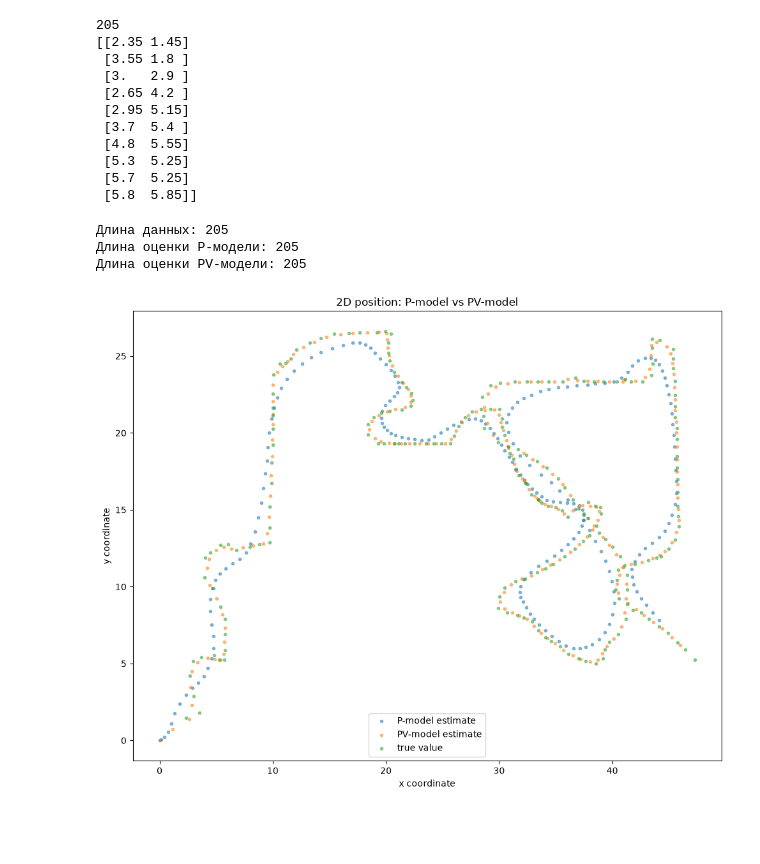
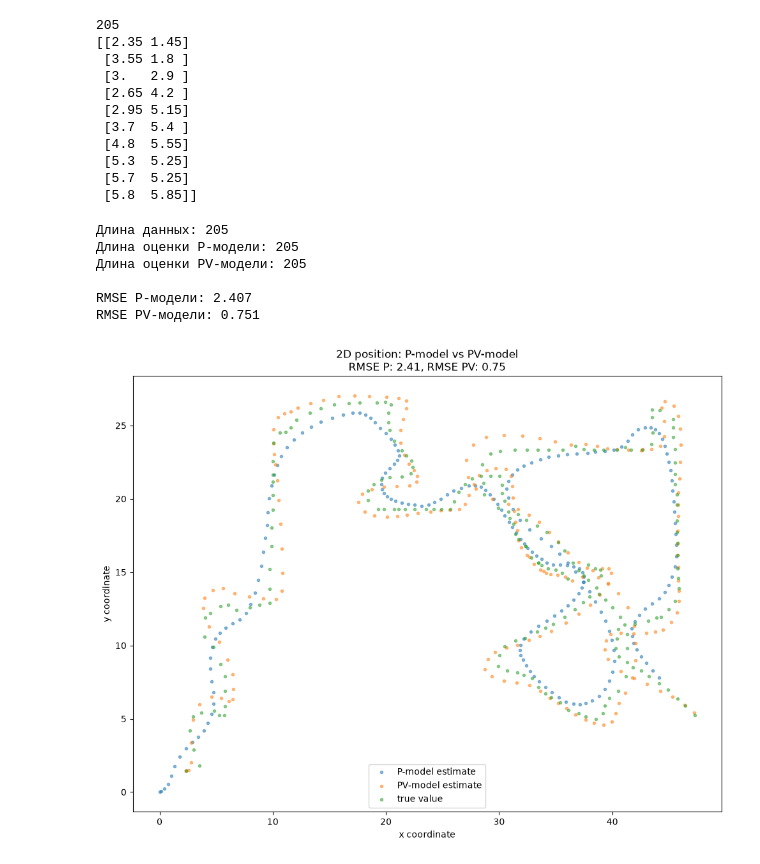
Before and after one commit to Dream-Prodigy/My-project, a Jupyter notebook: practice_12/kalman_filter.ipynb, the cells around one changed output. Drawn from its saved outputs; the diff is of its cells as text; code cells hidden in the pictures; blank space fills up the shorter version.

Commit message:
Update kalman_filter.ipynb
Исправил невнимательность с kalman_PV. Пересчитал всё и переделал вывод.

```diff
--- a/practice_12/kalman_filter.ipynb
+++ b/practice_12/kalman_filter.ipynb
@@ -948,33 +948,39 @@ kalman_P.transitionMatrix = np.array([[1, 0], [0, 1]], np.float32)
 kalman_P.processNoiseCov = np.array([[1, 0], [0, 1]], np.float32) * q_P
 kalman_P.measurementNoiseCov = np.array([[1, 0], [0, 1]], np.float32) * r_P
 # %%
-#PV-модель
+# PV-модель
 q_PV = 1.0
 r_PV = 20.0
 dtime = 1.0
 
+# Создаем фильтр для PV-модели
 kalman_PV = cv2.KalmanFilter(4, 2, 0)
 
-kalman.measurementMatrix = np.array([[1,0,0,0], [0,1,0,0]],np.float32) #  H
-kalman.transitionMatrix = np.array([[1,0,dtime,0],
-                                    [0,1,0,dtime],
-                                    [0,0,1,0],
-                                    [0,0,0,1]],np.float32) # A
-kalman.processNoiseCov = np.array([[1,0,0,0],
-                                   [0,1,0,0],
-                                   [0,0,1,0],
-                                   [0,0,0,1]],np.float32) * q_PV # Q
-kalman.measurementNoiseCov = np.array([[1,0], [0,1]],np.float32) * r_PV # R
-kalman_PV.measurementMatrix = np.array([[1, 0, 0, 0], [0, 1, 0, 0]], np.float32)
+# Настраиваем матрицы для kalman_PV
+kalman_PV.measurementMatrix = np.array([[1, 0, 0, 0], [0, 1, 0, 0]], np.float32) # H
+kalman_PV.transitionMatrix = np.array([[1, 0, dtime, 0],
+                                       [0, 1, 0, dtime],
+                                       [0, 0, 1, 0],
+                                       [0, 0, 0, 1]], np.float32) # A
+
+kalman_PV.processNoiseCov = np.array([[1, 0, 0, 0],
+                                      [0, 1, 0, 0],
+                                      [0, 0, 1, 0],
+                                      [0, 0, 0, 1]], np.float32) * q_PV # Q
+
+kalman_PV.measurementNoiseCov = np.array([[1, 0], [0, 1]], np.float32) * r_PV # R
+
+# Начальное состояние
+kalman_PV.statePost = np.array([[xy_motion[0][0]], [xy_motion[0][1]], [0], [0]], np.float32)
 # %%
-# P-модель
+# Запуск P-модели
 KF_estimate_P = []
 for i in xy_motion:
     pred_P = kalman_P.predict()
     kalman_P.correct(i)
     KF_estimate_P.append((pred_P[0, 0], pred_P[1, 0]))
 
-# PV-модель
+# Запуск PV-модели
 KF_estimate_PV = []
 for i in xy_motion:
     pred_PV = kalman_PV.predict()
@@ -984,24 +990,41 @@ for i in xy_motion:
 print(f"Длина данных: {len(xy_motion)}")
 print(f"Длина оценки P-модели: {len(KF_estimate_P)}")
 print(f"Длина оценки PV-модели: {len(KF_estimate_PV)}")
+
+# Считаем метрику ошибки (RMSE)
+# Преобразуем в numpy массивы для удобства
+true_xy = np.array(xy_motion)
+est_P = np.array(KF_estimate_P)
+est_PV = np.array(KF_estimate_PV)
+
+# Считаем RMSE (среднеквадратичную ошибку) по каждой точке
+rmse_P = np.sqrt(np.mean((true_xy - est_P)**2))
+rmse_PV = np.sqrt(np.mean((true_xy - est_PV)**2))
+
+print(f"\nRMSE P-модели: {rmse_P:.3f}")
+print(f"RMSE PV-модели: {rmse_PV:.3f}")
 # %% [output]
 Длина данных: 205
 Длина оценки P-модели: 205
 Длина оценки PV-модели: 205
+
+RMSE P-модели: 2.407
+RMSE PV-модели: 0.751
 # %%
 x_est_P, y_est_P = zip(*KF_estimate_P)
 x_est_PV, y_est_PV = zip(*KF_estimate_PV)
 x_true, y_true = zip(*xy_motion)
+
 plt.figure(figsize=(10, 8))
 plt.scatter(x_est_P, y_est_P, marker='.', label='P-model estimate', alpha=0.5)
 plt.scatter(x_est_PV, y_est_PV, marker='.', label='PV-model estimate', alpha=0.5)
 plt.scatter(x_true, y_true, marker='.', label='true value', alpha=0.5)
 
 plt.legend(loc='lower center')
-plt.title('2D position: P-model vs PV-model')
+plt.title(f'2D position: P-model vs PV-model\nRMSE P: {rmse_P:.2f}, RMSE PV: {rmse_PV:.2f}')
 plt.xlabel('x coordinate')
 plt.ylabel('y coordinate')
 plt.tight_layout()
 plt.show()
 # %% [output]
-[figure, old version]
+[figure, new version]
```
Also changed, not shown: parts of 5 cells of this notebook.
